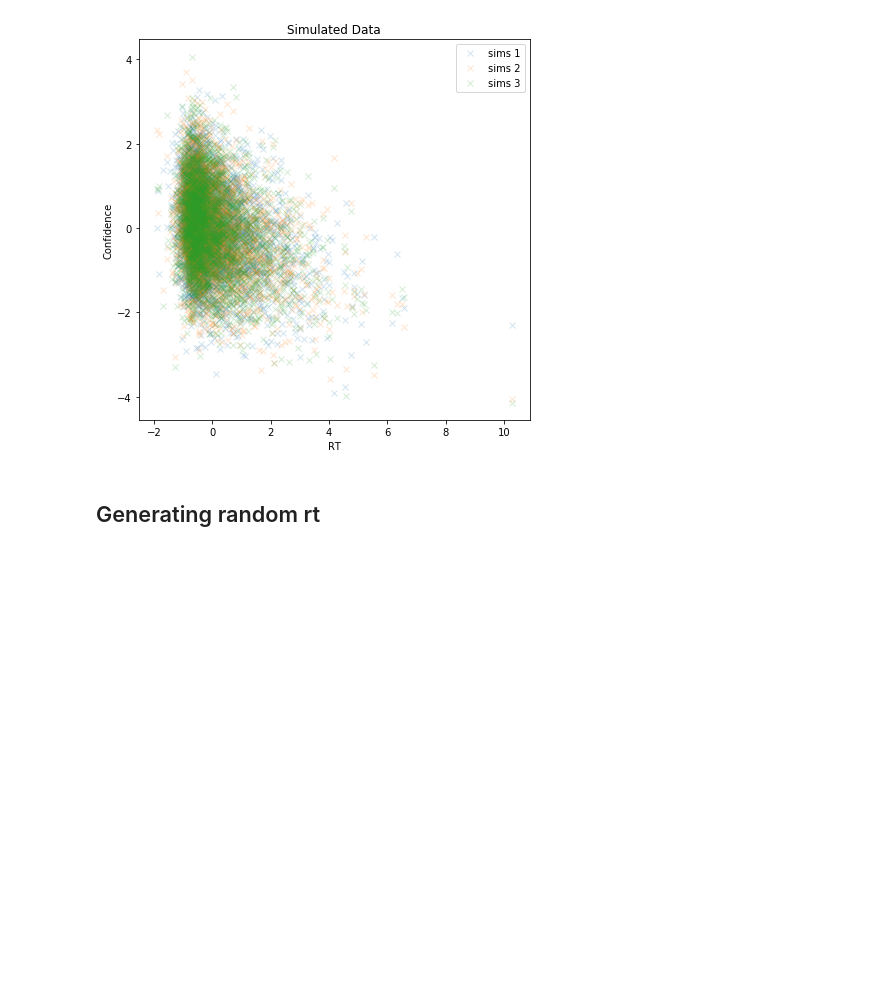
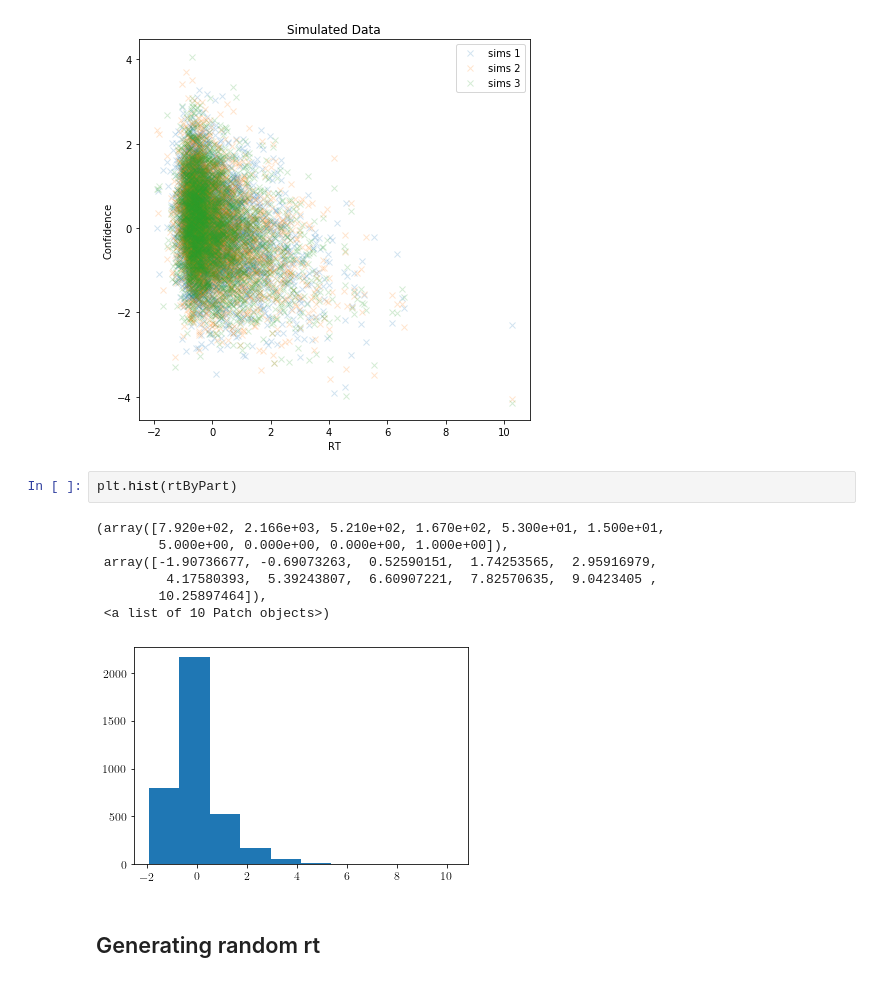
Before and after one commit to pradysepulveda/GraphModelTutorial, a Jupyter notebook: MCMCTutorial.ipynb, the cells around one changed output. Drawn from its saved outputs; the diff is of its cells as text; blank space fills up the shorter version.

```diff
--- a/MCMCTutorial.ipynb
+++ b/MCMCTutorial.ipynb
@@ -413,6 +412,16 @@ plt.xlabel("RT")
 plt.ylabel("Confidence");
 # %% [output]
 [figure]
+# %%
+plt.hist(rtByPart)
+# %% [output]
+(array([7.920e+02, 2.166e+03, 5.210e+02, 1.670e+02, 5.300e+01, 1.500e+01,
+        5.000e+00, 0.000e+00, 0.000e+00, 1.000e+00]),
+ array([-1.90736677, -0.69073263,  0.52590151,  1.74253565,  2.95916979,
+         4.17580393,  5.39243807,  6.60907221,  7.82570635,  9.0423405 ,
+        10.25897464]),
+ <a list of 10 Patch objects>)
+[figure, added]
 # %% [markdown]
 ## Generating random rt
 # %%
```
Also changed, not shown: parts of 14 cells of this notebook, 1 other file.
